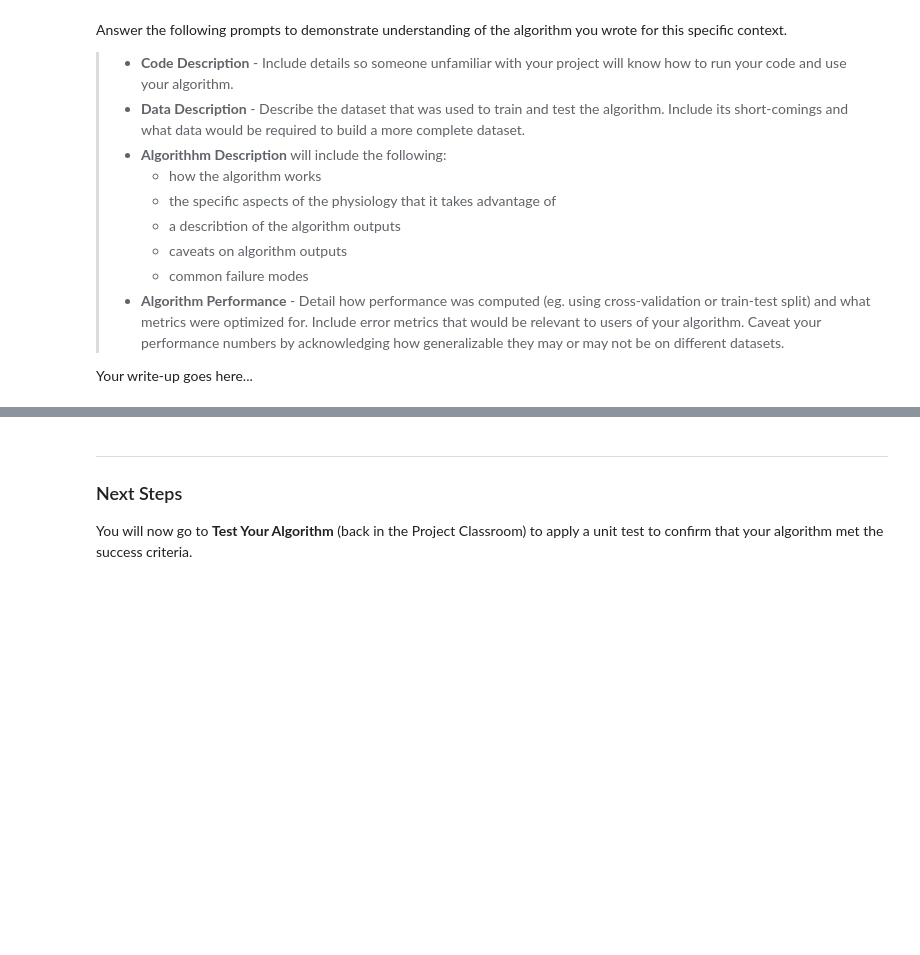
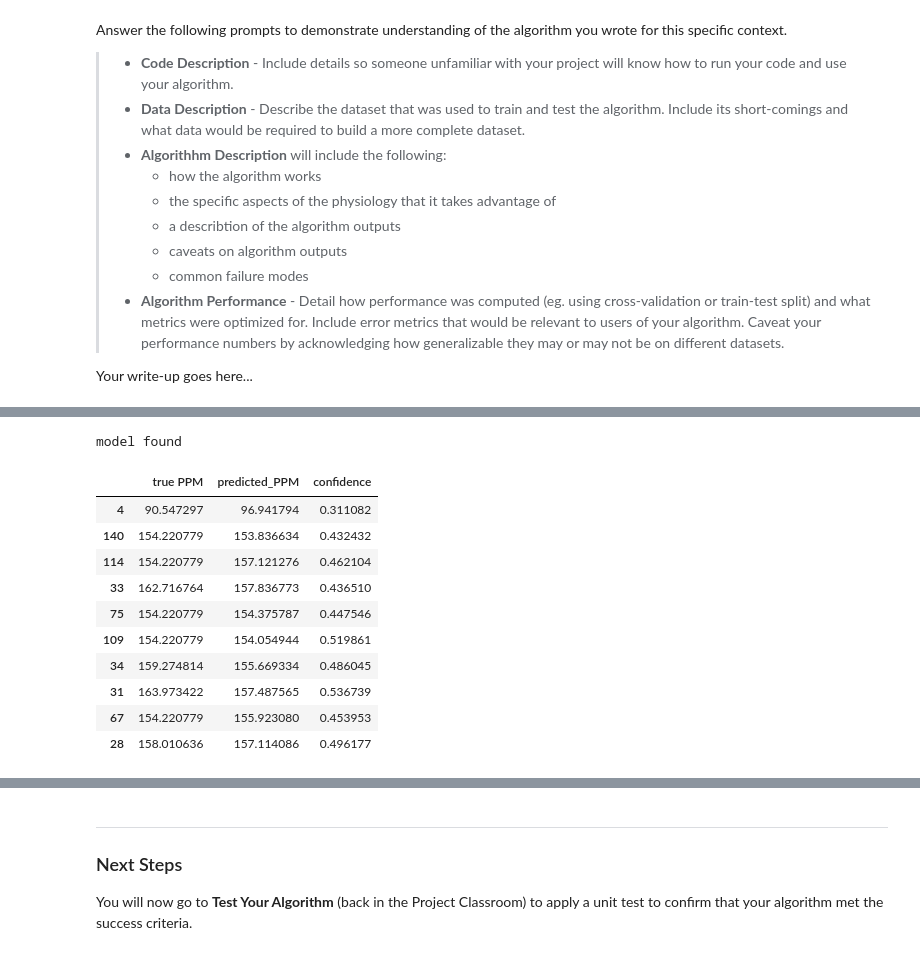
Before and after one commit to ahmedokasha000/Pulse-Rate-Estimation-For-Wearables, a Jupyter notebook: part_1/pulse_rate_starter.ipynb, the cells around one changed output, grey strips where cells are left out. Saved outputs shown, nothing was run; the diff lists cells and outputs as text; code cells hidden in the pictures; blank space fills up the shorter version.

```diff
--- a/part_1/pulse_rate_starter.ipynb
+++ b/part_1/pulse_rate_starter.ipynb
@@ -382,0 +589,17 @@ Your write-up goes here...
+# %%
+data_fs,ref_fs=LoadTroikaDataset()
+df=get_predictions(data_fs[0],ref_fs[0])
+df.sample(10)
+# %% [output]
+model found
+|  | true PPM | predicted_PPM | confidence |
+| 4 | 90.547297 | 96.941794 | 0.311082 |
+| 140 | 154.220779 | 153.836634 | 0.432432 |
+| 114 | 154.220779 | 157.121276 | 0.462104 |
+| 33 | 162.716764 | 157.836773 | 0.436510 |
+| 75 | 154.220779 | 154.375787 | 0.447546 |
+| 109 | 154.220779 | 154.054944 | 0.519861 |
+| 34 | 159.274814 | 155.669334 | 0.486045 |
+| 31 | 163.973422 | 157.487565 | 0.536739 |
+| 67 | 154.220779 | 155.923080 | 0.453953 |
+| 28 | 158.010636 | 157.114086 | 0.496177 |
```
Also changed, not shown: parts of 37 cells of this notebook, 2 other files.
